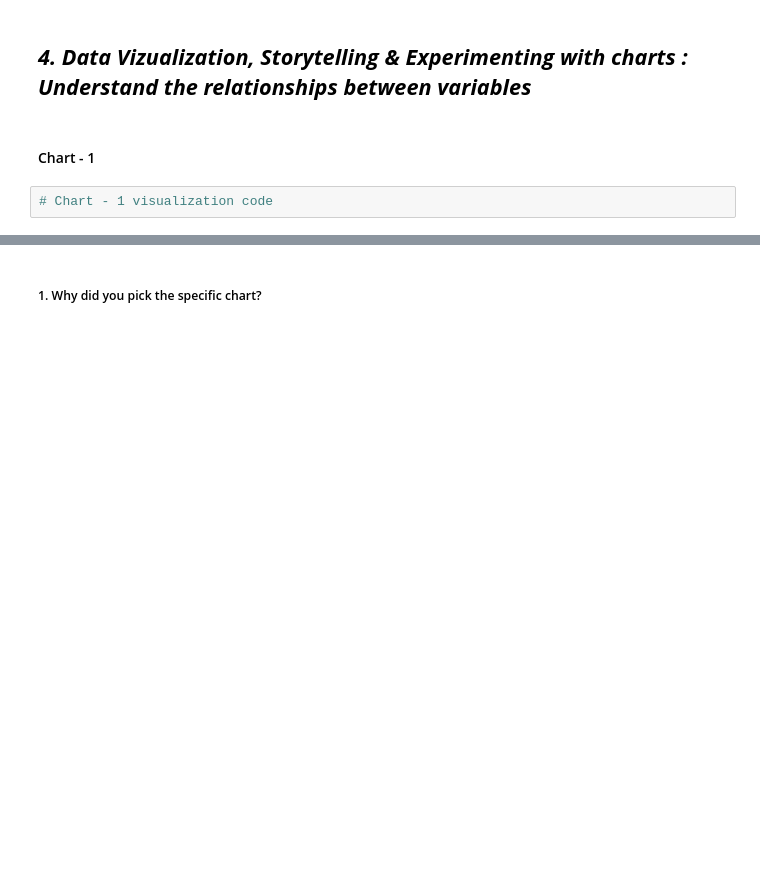
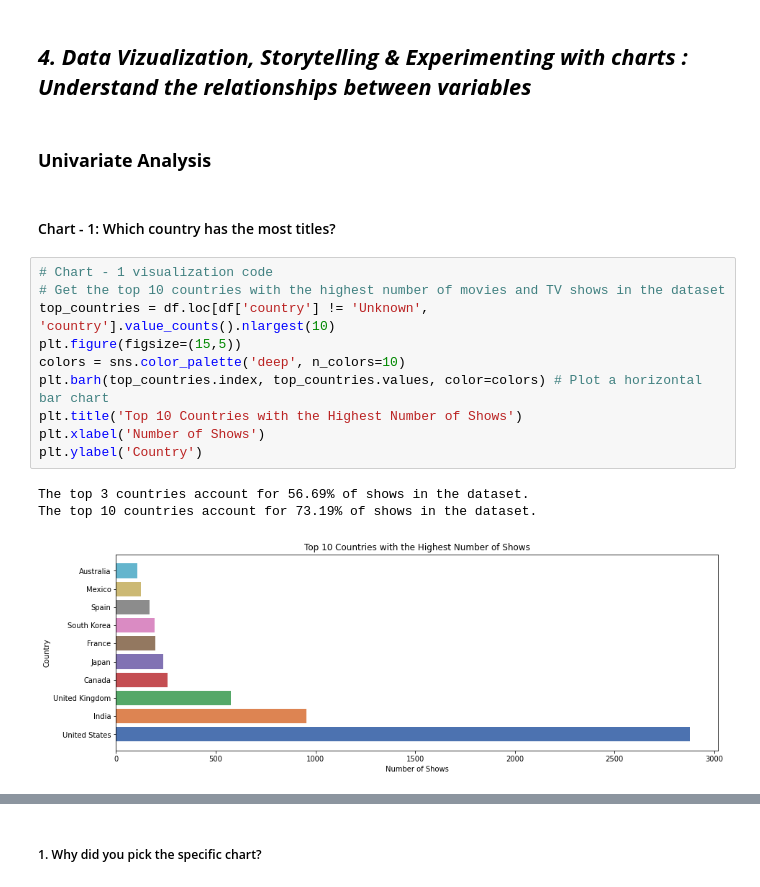
Before and after one commit to DevanshA2511/Netflix-Movies-And-TV-Shows-Clustering-Project, a Jupyter notebook: Netflix_Movies_And_TV_Shows_Clustering_Project.ipynb, the cells around one changed output, grey strips where cells are left out. Saved outputs shown, nothing was run; the diff lists cells and outputs as text; blank space fills up the shorter version.

```diff
--- a/Netflix_Movies_And_TV_Shows_Clustering_Project.ipynb
+++ b/Netflix_Movies_And_TV_Shows_Clustering_Project.ipynb
@@ -314,6 +332,20 @@ df['month_added'] = df['date_added'].dt.month
 # %% [markdown]
 ## ***4. Data Vizualization, Storytelling & Experimenting with charts : Understand the relationships between variables***
+# %% [markdown]
+### **Univariate Analysis**
 # %% [markdown]
-#### Chart - 1
+#### Chart - 1: Which country has the most titles?
-# %%
-# Chart - 1 visualization code
+# %%
+# Chart - 1 visualization code
+# Get the top 10 countries with the highest number of movies and TV shows in the dataset
+top_countries = df.loc[df['country'] != 'Unknown', 'country'].value_counts().nlargest(10)
+plt.figure(figsize=(15,5))
+colors = sns.color_palette('deep', n_colors=10)
+plt.barh(top_countries.index, top_countries.values, color=colors) # Plot a horizontal bar chart
+plt.title('Top 10 Countries with the Highest Number of Shows')
+plt.xlabel('Number of Shows')
+plt.ylabel('Country')
+# %% [output]
+The top 3 countries account for 56.69% of shows in the dataset.
+The top 10 countries account for 73.19% of shows in the dataset.
+[figure, added]
```
Also changed, not shown: parts of 68 cells of this notebook.
